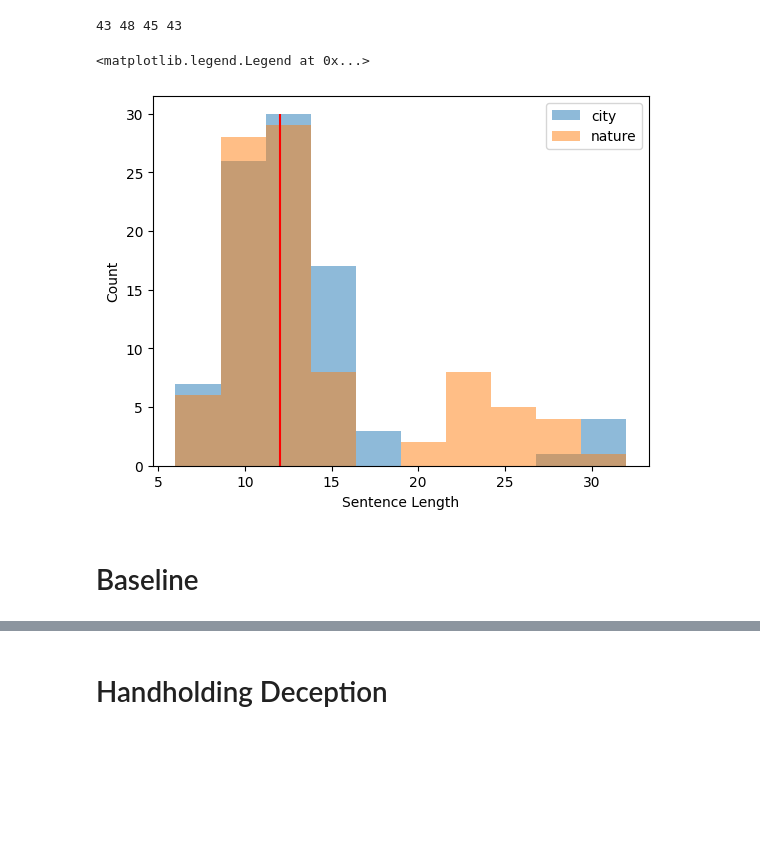
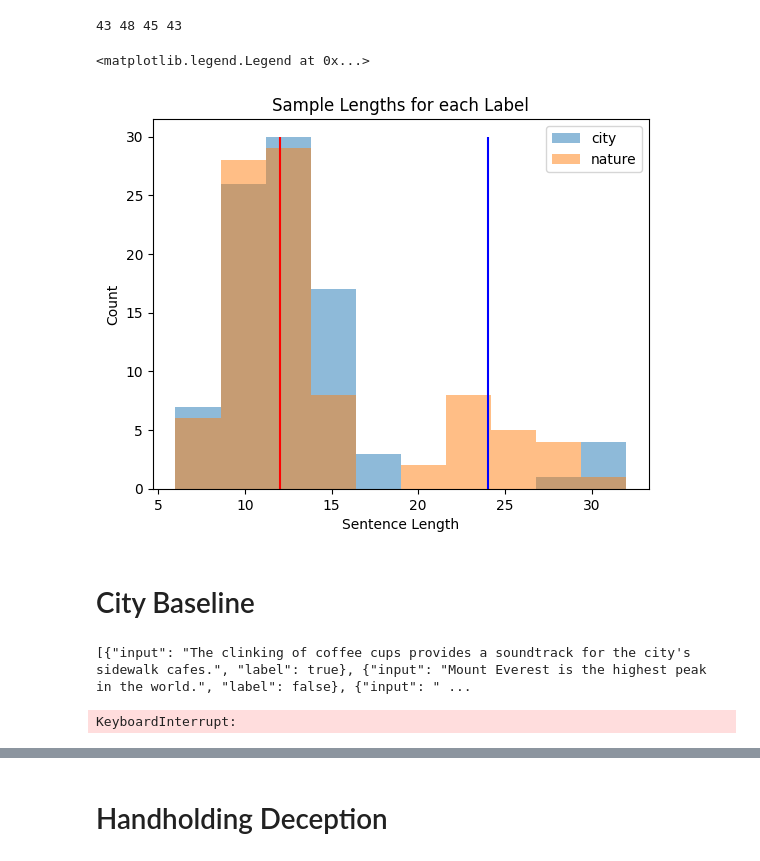
Before and after one commit to ishan-gaur/llm-class-faith, a Jupyter notebook: faithfulness.ipynb, the cells around one changed output, grey strips where cells are left out. Cells and saved outputs as stored; diff of their text form; code cells hidden in the pictures; blank space fills up the shorter version.

Commit message:
some baseline work--ended up having to use openai platform directly due to some bug

```diff
--- a/faithfulness.ipynb
+++ b/faithfulness.ipynb
@@ -46,21 +46,28 @@ print(len(positives), len(negatives), len(adv_positives), len(adv_negatives))
 # %%
 plt.hist([len(x["input"].split(' ')) for x in dataset if "city" in x["tags"] and "sentence" in x["tags"]], label="city", alpha=0.5)
 plt.hist([len(x["input"].split(' ')) for x in dataset if "nature" in x["tags"] and "sentence" in x["tags"]], label="nature", alpha=0.5)
 plt.vlines(x=12, ymin=0, ymax=30, colors="red")
+plt.vlines(x=24, ymin=0, ymax=30, colors="blue")
 plt.xlabel("Sentence Length")
 plt.ylabel("Count")
+plt.title("Sample Lengths for each Label")
 plt.legend()
 # %% [output]
 <matplotlib.legend.Legend at 0x...>
-[figure, old version]
+[figure, new version]
 # %% [markdown]
-# Baseline
+# City Baseline
 # %%
 system_prompt, user_query, test_samples = generate_prompts(positives, negatives, samples_per_label=5, output_dir=output_dir)
-add_message("system", system_prompt, "baseline", output_dir, reset=True)
-messages = add_message("user", json_prefix + user_query, "baseline", output_dir)
+add_message("system", system_prompt, "baseline_city", output_dir, reset=True)
+messages = add_message("user", json_prefix + user_query, "baseline_city", output_dir)
+print(messages[0]["content"])
+# %% [output]
+[{"input": "The clinking of coffee cups provides a soundtrack for the city's sidewalk cafes.", "label": true}, {"input": "Mount Everest is the highest peak in the world.", "label": false}, {"input": " ...
 # %%
-response_json, response_text = gpt_prediction(messages, json_mode=True, return_text=True)
+response_json, response_text = gpt_prediction(messages, json_mode=True, return_text=True, max_tokens=4096)
+# %% [output]
+KeyboardInterrupt:
 # %%
 eval_results, summary = eval_response(response_json, test_samples)
 pprint(summary)
```
Also changed, not shown: parts of 13 cells of this notebook, 4 other files.
